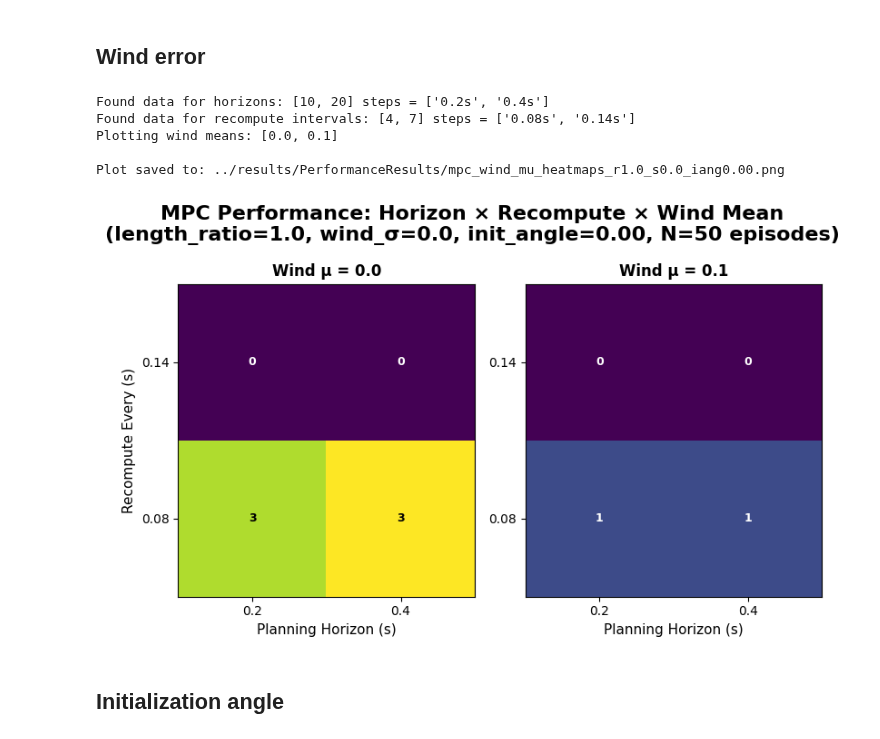
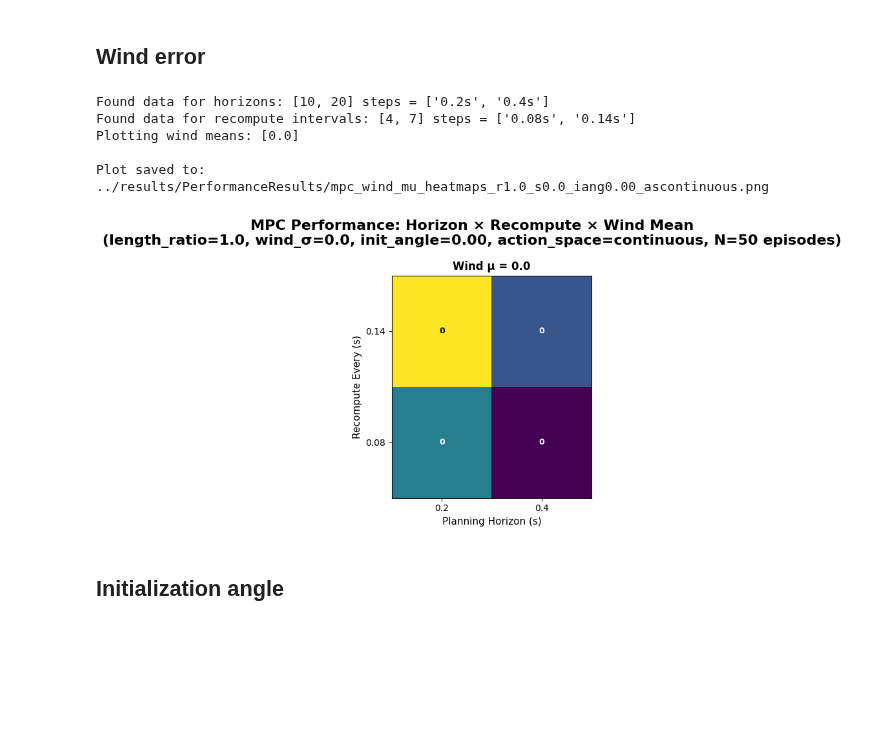
Before and after one commit to jtbuch/mpc_dojo, a Jupyter notebook: cartpole_optimization/notebooks/Cartpole_Control.ipynb, the cells around one changed output. Saved outputs shown, nothing was run; the diff lists cells and outputs as text; code cells hidden in the pictures; blank space fills up the shorter version.

```diff
--- a/cartpole_optimization/notebooks/Cartpole_Control.ipynb
+++ b/cartpole_optimization/notebooks/Cartpole_Control.ipynb
@@ -67,19 +68,20 @@ Plot saved to: ../results/PerformanceResults/mpc_4d_performance_heatmaps_wmu0.0_
 ## Wind error
 # %%
 plot_wind_mu_heatmaps(
-    # results_folder="../results/PerformanceResults/",
-    # wind_mus=[0.0, 0.1, 0.15, 0.2],
-    # num_episodes=50,
-    # length_ratio=1.0,
-    # wind_sigma=0.0
+    results_folder="../results/PerformanceResults/",
+    wind_mus=[0.0, 0.1, 0.15, 0.2],
+    num_episodes=50,
+    length_ratio=1.0,
+    wind_sigma=0.0,
+    action_space='continuous'
 )
 # %% [output]
 Found data for horizons: [10, 20] steps = ['0.2s', '0.4s']
 Found data for recompute intervals: [4, 7] steps = ['0.08s', '0.14s']
-Plotting wind means: [0.0, 0.1]
+Plotting wind means: [0.0]
 
-Plot saved to: ../results/PerformanceResults/mpc_wind_mu_heatmaps_r1.0_s0.0_iang0.00.png
+Plot saved to: ../results/PerformanceResults/mpc_wind_mu_heatmaps_r1.0_s0.0_iang0.00_ascontinuous.png
-[figure, old version]
+[figure, new version]
 # %% [markdown]
 ## Initialization angle
 # %%
```
Also changed, not shown: parts of 3 cells of this notebook, 3 other files.
